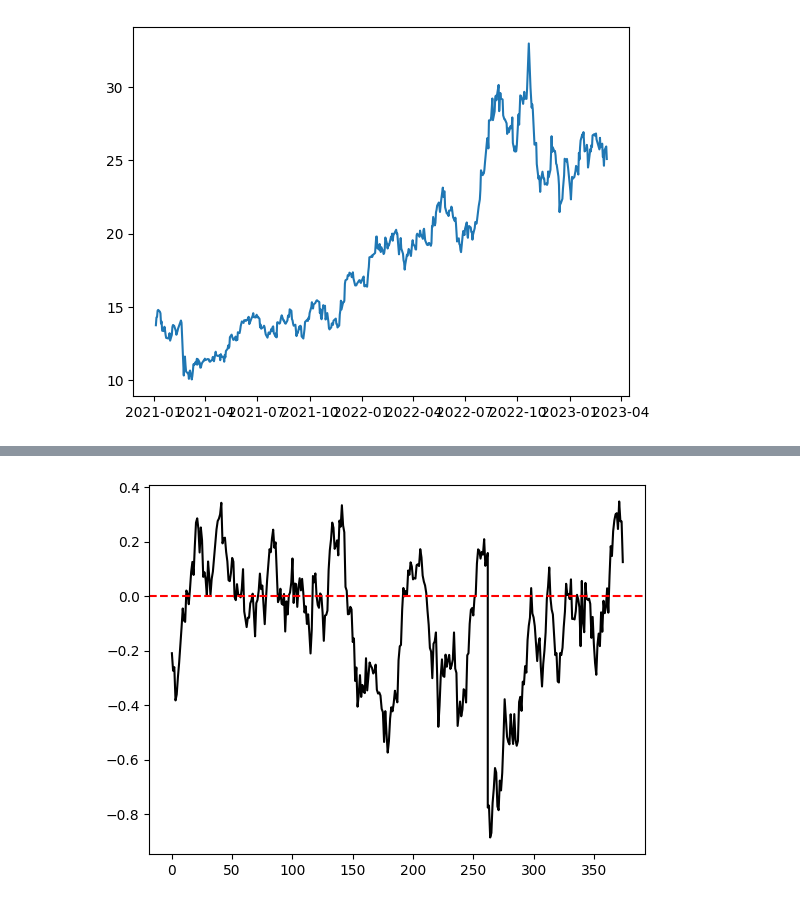
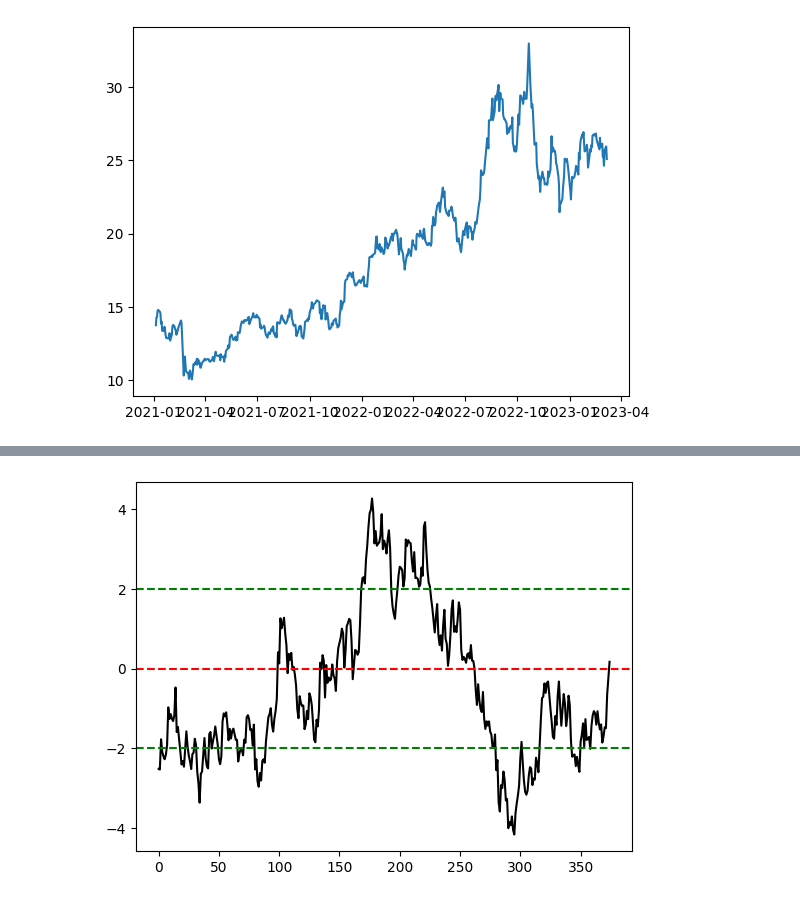
Before and after one commit to JoaoJungblut/pairs_trading, a Jupyter notebook: test.ipynb, the cells around one changed output, grey strips where cells are left out. Saved outputs shown, nothing was run; the diff lists cells and outputs as text; code cells hidden in the pictures.

```diff
--- a/test.ipynb
+++ b/test.ipynb
@@ -122,0 +93,5 @@ Length: 113, dtype: float64
+# %%
+x_train_norm, x_test_norm = dist.normalize_series(x_train, x_test)
+y_train_norm, y_test_norm = dist.normalize_series(y_train, y_test)
+
+print(y_train_norm, y_test_norm)
@@ -132,0 +128,8 @@ plt.show()
+# %%
+spread_train = dist.spread_distance(x_train_norm, y_train_norm)
+spread_test = dist.spread_distance(x_test_norm, y_test_norm)
+
+z_score_train, z_score_test = dist.z_score(spread_train, spread_test)
+z_score_train_test = pd.concat([z_score_train, z_score_test], axis=0)
+
+print(z_score_train_test)
@@ -133,9 +149,10 @@ plt.show()
 # %%
-spread_train_test = pd.concat([spread_train, spread_test], axis=0)
 
 fig, ax = plt.subplots()
-ax.plot(spread_train_test, color="black")
+ax.plot(z_score_train_test, color="black")
 ax.axhline(0, color="red", linestyle="dashed")
+ax.axhline(2, color="green", linestyle="dashed")
+ax.axhline(-2, color="green", linestyle="dashed")
 plt.show()
 # %% [output]
-[figure, old version]
+[figure, new version]
```
Also changed, not shown: parts of 7 cells of this notebook, 1 other file.
